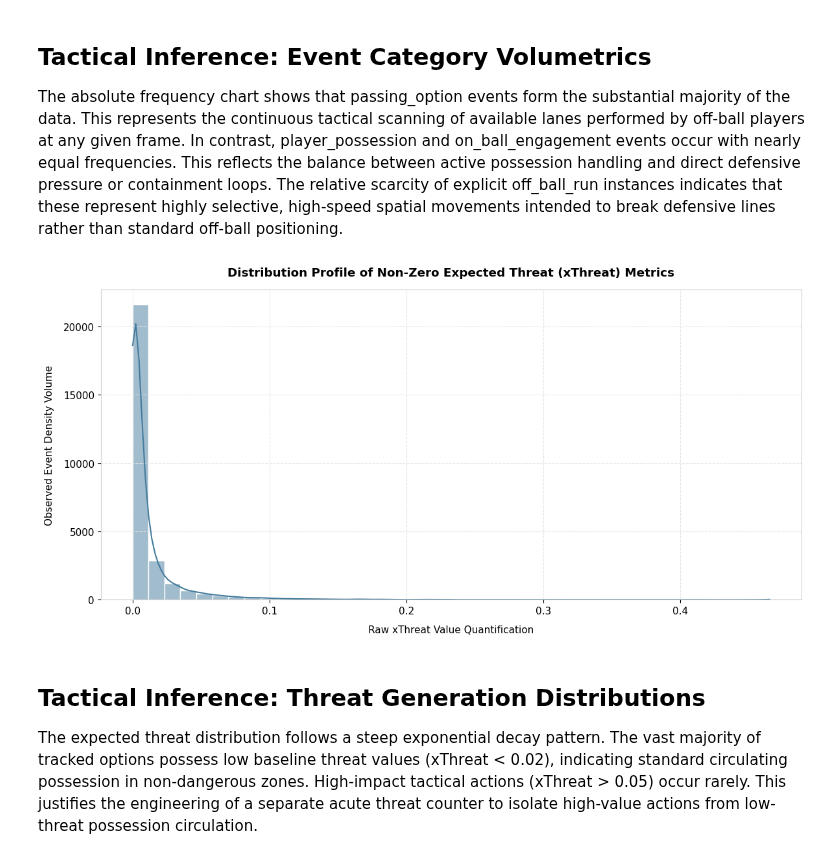
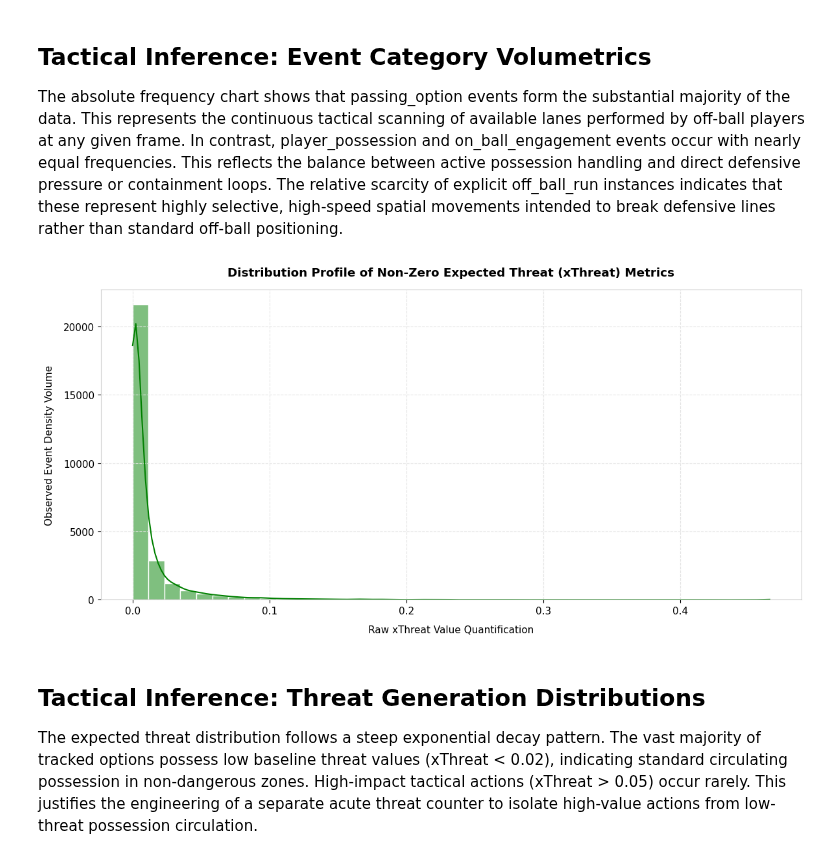
Before and after one commit to avikds/Kaggle-Notebooks-Avik, a Jupyter notebook: advanced-soccer-feature-engineering.ipynb, the cells around one changed output. Saved outputs shown, nothing was run; the diff lists cells and outputs as text; code cells hidden in the pictures.

```diff
--- a/advanced-soccer-feature-engineering.ipynb
+++ b/advanced-soccer-feature-engineering.ipynb
@@ -137,15 +137,15 @@ The absolute frequency chart shows that passing_option events form the substanti
 # %%
 # Visualization 2: Expected Threat Density Profile
 plt.figure(figsize=(12, 6))
-sns.histplot(data=eda_master_df[eda_master_df['xthreat'] > 0], x='xthreat', bins=40, color='#457b9d', kde=True, edgecolor='#ffffff')
+sns.histplot(data=eda_master_df[eda_master_df['xthreat'] > 0], x='xthreat', bins=40, color='green', kde=True, edgecolor='#ffffff')
 plt.title('Distribution Profile of Non-Zero Expected Threat (xThreat) Metrics', pad=15, weight='bold')
 plt.xlabel('Raw xThreat Value Quantification', labelpad=10)
 plt.ylabel('Observed Event Density Volume', labelpad=10)
 plt.grid(True)
 plt.tight_layout()
 plt.show()
 # %% [output]
-[figure, old version]
+[figure, new version]
 # %% [markdown]
 ## Tactical Inference: Threat Generation Distributions
 The expected threat distribution follows a steep exponential decay pattern. The vast majority of tracked options possess low baseline threat values (xThreat < 0.02), indicating standard circulating possession in non-dangerous zones. High-impact tactical actions (xThreat > 0.05) occur rarely. This justifies the engineering of a separate acute threat counter to isolate high-value actions from low-threat possession circulation.
```
Also changed, not shown: parts of 1 cell of this notebook.
